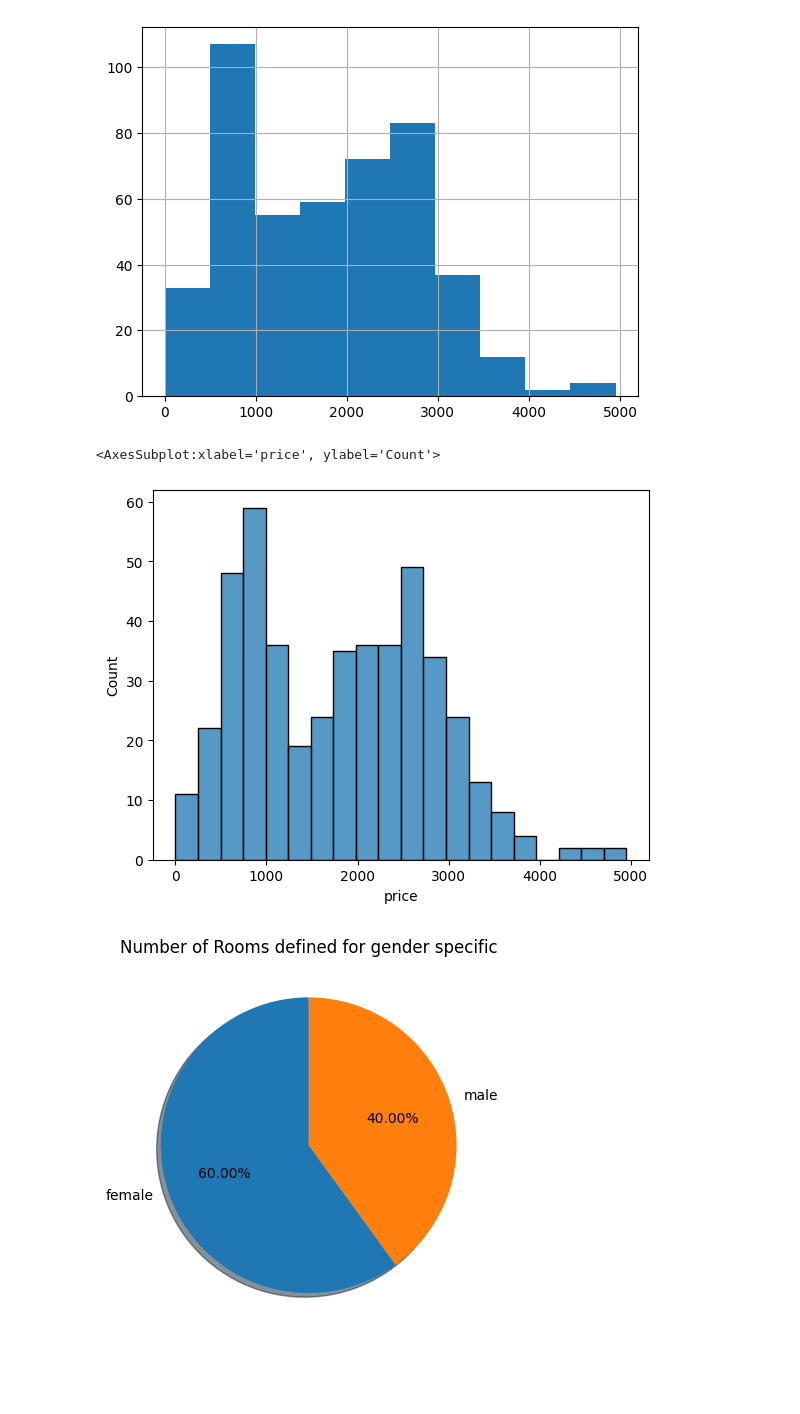
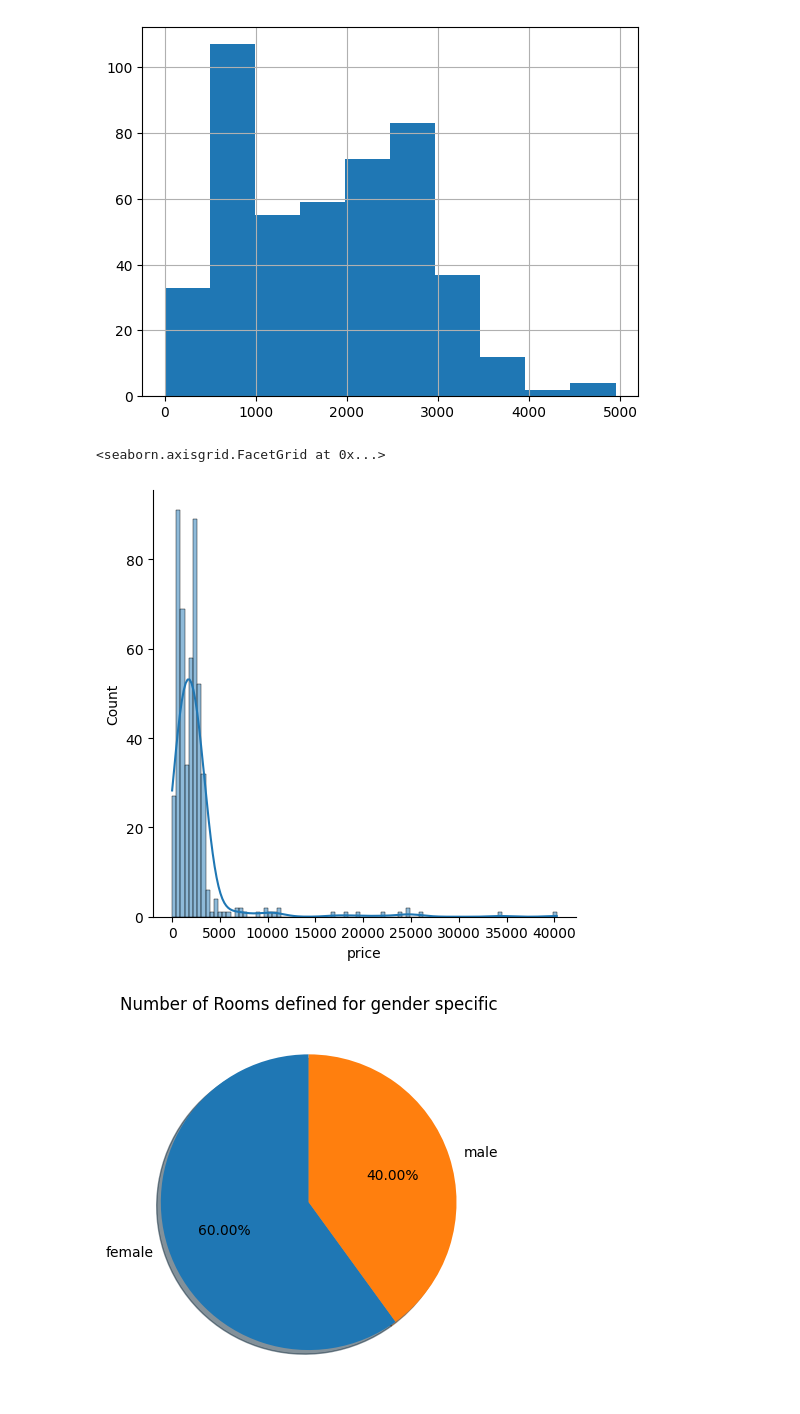
Before and after one commit to sunil-thapa99/NLP-assignment-2, a Jupyter notebook: actions/data_vis.ipynb, the cells around one changed output. Cells and saved outputs as stored; diff of their text form; code cells hidden in the pictures; blank space fills up the shorter version.

Commit message:
Data vis on final data

```diff
--- a/actions/data_vis.ipynb
+++ b/actions/data_vis.ipynb
@@ -11,3 +8,5 @@ df = pd.concat([df1, df2])
+# %%
+df = pd.read_csv('final_data.csv')
 # %%
 df.head()
 # %% [output]
@@ -20,3 +18,0 @@ df.head()
-# %%
-df['description'] = df['description'].str.replace('Description', '')
-df.head()
@@ -153,3 +150,0 @@ df.shape
-# %%
-df['date_posted'] = pd.to_datetime(df['date_posted'])
-df['month'] = df['date_posted'].dt.month
@@ -156,3 +155,18 @@ df['month'] = df['date_posted'].dt.month
+# %%
+def parse_date_string(date_str):
+    if "minutes ago" in date_str or "hours" in date_str:
+        ptrn = re.search('\d+', date_str)
+        minutes_ago = int(ptrn.group(0))
+        return datetime.datetime.now() - datetime.timedelta(minutes=minutes_ago)
+    elif "yesterday" in date_str.lower():
+        return datetime.datetime.now() - datetime.timedelta(days=1)
+    elif "today" in date_str.lower():
+        return datetime.datetime.now()
+    else:
+        return pd.to_datetime(date_str)
+
+df['date_posted'] = df['date_posted'].apply(parse_date_string)
+df['month'] = df['date_posted'].dt.month
 # %%
 sns.relplot(y='date_posted', x='price', hue='month', kind='scatter', data=df)
 # %% [output]
@@ -209,10 +224,10 @@ df['price'].hist()
 <AxesSubplot:>
 [figure]
 # %%
-sns.histplot(data=df, x='price', bins=20)
+sns.displot(data=df, x='price', kde=True)
 # %% [output]
-<AxesSubplot:xlabel='price', ylabel='Count'>
+<seaborn.axisgrid.FacetGrid at 0x...>
-[figure, old version]
+[figure, new version]
 # %%
 # pattern detecting male and female
 pattern = re.compile(r'\b(male|female|m|f|man|woman)\b', flags=re.IGNORECASE)
```
Also changed, not shown: parts of 23 cells of this notebook, 3 other files.
